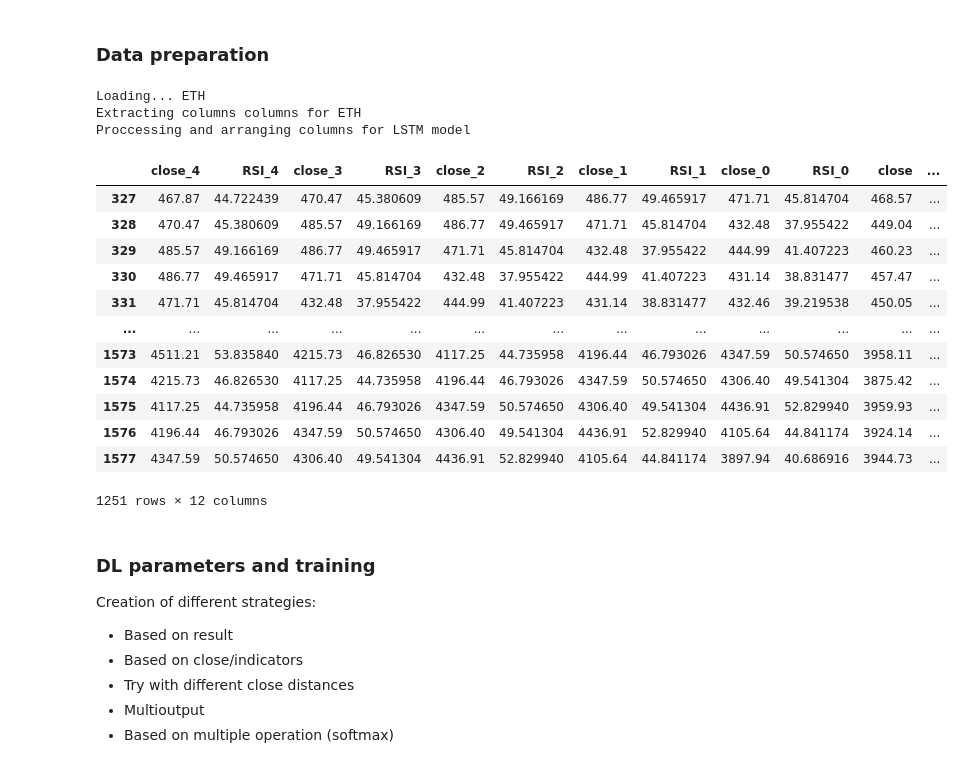
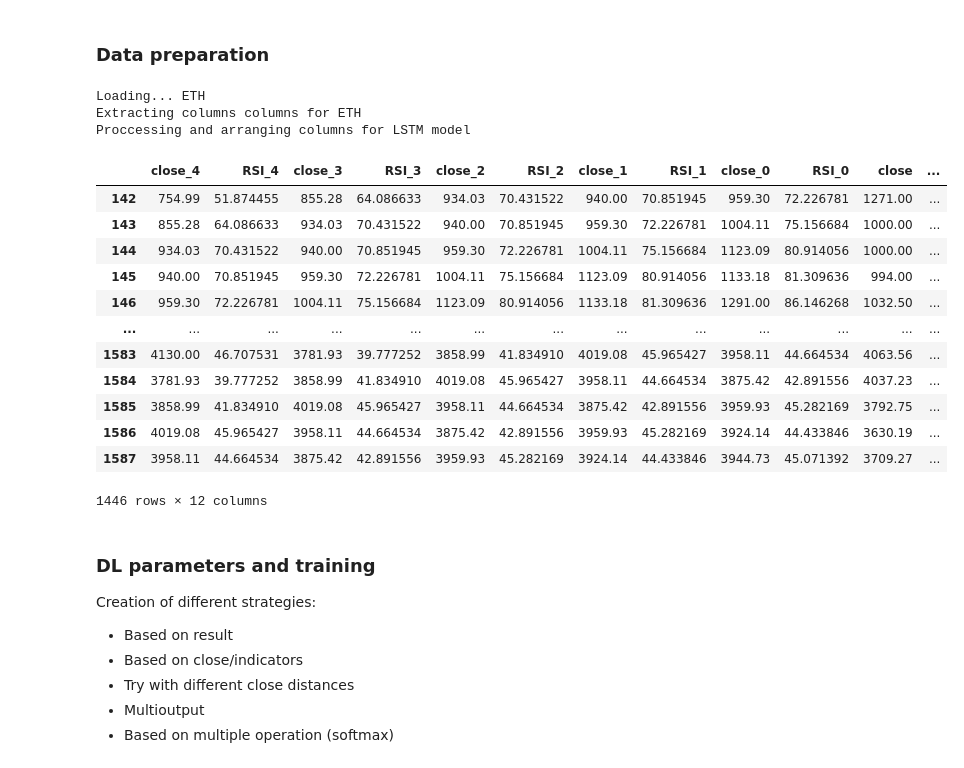
Before and after one commit to GZabalaG/crypto_bot, a Jupyter notebook: trading_simulation/Simulation.ipynb, the cells around one changed output. Cells and saved outputs as stored; diff of their text form; code cells hidden in the pictures.

```diff
--- a/trading_simulation/Simulation.ipynb
+++ b/trading_simulation/Simulation.ipynb
@@ -70,53 +73,48 @@ columns = ['RSI', 'close']
 num_features = len(columns)
 target = None
 #target = 'close'
 
 norm_strat = 2
 model_sel = 0
 layers = 3
 neurons = [50, 50, 50, 50]
 batch_size = 64
 epochs = 10
 activations = ['relu', 'sigmoid']
 losses = ['mse', 'binary_crossentropy']
 activation = 'relu'
 loss = 'mse'
 metrics = ['mse']
 optimizer = 'adam'
 initial_learning_rate = 0.01
 
 processor = DataProcessor([crypto])
 sim = DLSimulator(crypto, prev_periods, pred_periods, columns, target,
 norm_strat, model_sel, layers, neurons, batch_size, epochs,
 activation, loss, metrics, optimizer, initial_learning_rate)
 
-# TODO Add target if we want features as timestamps
 #sim.simulate()
-df = sim.get_df()
-real_df = df.loc[327:1577]
-real_df = df.loc[327:1577]
-to_pred_df = df.loc[1578:1578]
-real_and_pred = df.iloc[:1001]
-real_df
+df_train = sim.get_df().iloc[:-1]
+df_test = sim.get_df().iloc[-1:]
 
-# PROBAR GENERAR DATASET CON SALTOS DE X DIAS A CONOCER
+df_train
 # %% [output]
 Loading... ETH
 Extracting columns columns for ETH
 Proccessing and arranging columns for LSTM model
 |  | close_4 | RSI_4 | close_3 | RSI_3 | close_2 | RSI_2 | close_1 | RSI_1 | close_0 | RSI_0 | close | ... |
-| 327 | 467.87 | 44.722439 | 470.47 | 45.380609 | 485.57 | 49.166169 | 486.77 | 49.465917 | 471.71 | 45.814704 | 468.57 | ... |
-| 328 | 470.47 | 45.380609 | 485.57 | 49.166169 | 486.77 | 49.465917 | 471.71 | 45.814704 | 432.48 | 37.955422 | 449.04 | ... |
-| 329 | 485.57 | 49.166169 | 486.77 | 49.465917 | 471.71 | 45.814704 | 432.48 | 37.955422 | 444.99 | 41.407223 | 460.23 | ... |
-| 330 | 486.77 | 49.465917 | 471.71 | 45.814704 | 432.48 | 37.955422 | 444.99 | 41.407223 | 431.14 | 38.831477 | 457.47 | ... |
-| 331 | 471.71 | 45.814704 | 432.48 | 37.955422 | 444.99 | 41.407223 | 431.14 | 38.831477 | 432.46 | 39.219538 | 450.05 | ... |
+| 142 | 754.99 | 51.874455 | 855.28 | 64.086633 | 934.03 | 70.431522 | 940.00 | 70.851945 | 959.30 | 72.226781 | 1271.00 | ... |
+| 143 | 855.28 | 64.086633 | 934.03 | 70.431522 | 940.00 | 70.851945 | 959.30 | 72.226781 | 1004.11 | 75.156684 | 1000.00 | ... |
+| 144 | 934.03 | 70.431522 | 940.00 | 70.851945 | 959.30 | 72.226781 | 1004.11 | 75.156684 | 1123.09 | 80.914056 | 1000.00 | ... |
+| 145 | 940.00 | 70.851945 | 959.30 | 72.226781 | 1004.11 | 75.156684 | 1123.09 | 80.914056 | 1133.18 | 81.309636 | 994.00 | ... |
+| 146 | 959.30 | 72.226781 | 1004.11 | 75.156684 | 1123.09 | 80.914056 | 1133.18 | 81.309636 | 1291.00 | 86.146268 | 1032.50 | ... |
 | ... | ... | ... | ... | ... | ... | ... | ... | ... | ... | ... | ... | ... |
-| 1573 | 4511.21 | 53.835840 | 4215.73 | 46.826530 | 4117.25 | 44.735958 | 4196.44 | 46.793026 | 4347.59 | 50.574650 | 3958.11 | ... |
-| 1574 | 4215.73 | 46.826530 | 4117.25 | 44.735958 | 4196.44 | 46.793026 | 4347.59 | 50.574650 | 4306.40 | 49.541304 | 3875.42 | ... |
-| 1575 | 4117.25 | 44.735958 | 4196.44 | 46.793026 | 4347.59 | 50.574650 | 4306.40 | 49.541304 | 4436.91 | 52.829940 | 3959.93 | ... |
-| 1576 | 4196.44 | 46.793026 | 4347.59 | 50.574650 | 4306.40 | 49.541304 | 4436.91 | 52.829940 | 4105.64 | 44.841174 | 3924.14 | ... |
-| 1577 | 4347.59 | 50.574650 | 4306.40 | 49.541304 | 4436.91 | 52.829940 | 4105.64 | 44.841174 | 3897.94 | 40.686916 | 3944.73 | ... |
+| 1583 | 4130.00 | 46.707531 | 3781.93 | 39.777252 | 3858.99 | 41.834910 | 4019.08 | 45.965427 | 3958.11 | 44.664534 | 4063.56 | ... |
+| 1584 | 3781.93 | 39.777252 | 3858.99 | 41.834910 | 4019.08 | 45.965427 | 3958.11 | 44.664534 | 3875.42 | 42.891556 | 4037.23 | ... |
+| 1585 | 3858.99 | 41.834910 | 4019.08 | 45.965427 | 3958.11 | 44.664534 | 3875.42 | 42.891556 | 3959.93 | 45.282169 | 3792.75 | ... |
+| 1586 | 4019.08 | 45.965427 | 3958.11 | 44.664534 | 3875.42 | 42.891556 | 3959.93 | 45.282169 | 3924.14 | 44.433846 | 3630.19 | ... |
+| 1587 | 3958.11 | 44.664534 | 3875.42 | 42.891556 | 3959.93 | 45.282169 | 3924.14 | 44.433846 | 3944.73 | 45.071392 | 3709.27 | ... |
-1251 rows × 12 columns
+1446 rows × 12 columns
 # %% [markdown]
 ### DL parameters and training
 
```
Also changed, not shown: parts of 11 cells of this notebook, 3 other files.
